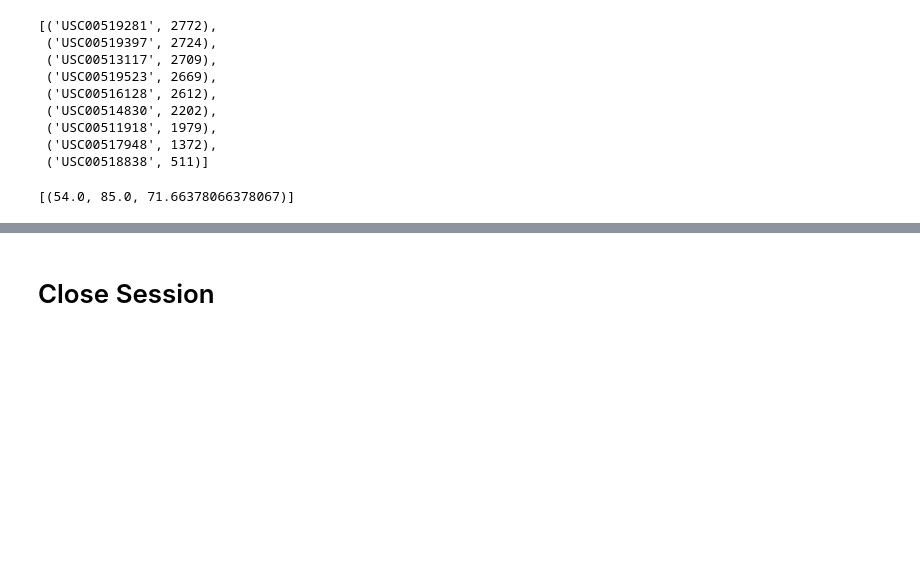
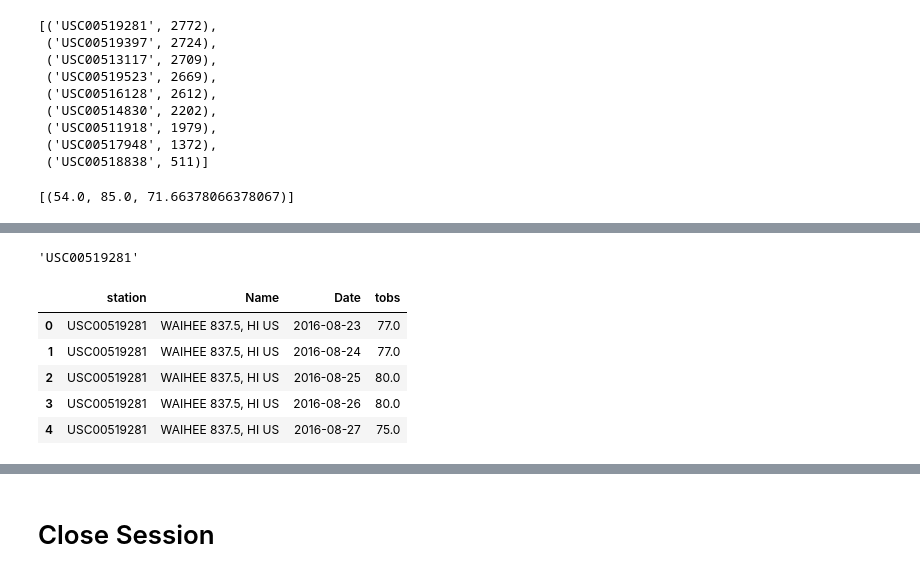
Before and after one commit to msi33/sqlalchemy-challenge, a Jupyter notebook: SurfsUp/climate_starter.ipynb, the cells around one changed output, grey strips where cells are left out. Cells and saved outputs as stored; diff of their text form; code cells hidden in the pictures; blank space fills up the shorter version.

```diff
--- a/SurfsUp/climate_starter.ipynb
+++ b/SurfsUp/climate_starter.ipynb
@@ -208,0 +180,5 @@ Text(0.5, 4.183333333333314, 'Temperature')
+# %%
+# identify the most station
+station_Measurment_join[0][0]
+# %% [output]
+'USC00519281'
@@ -208,0 +192,11 @@ Text(0.5, 4.183333333333314, 'Temperature')
+# %%
+tobs_overayear_df = pd.DataFrame(tobs_overayear)
+tobs_overayear_df = tobs_overayear_df.rename(columns={"station" : "station", "name" : "Name", "date" : "Date", "tobs" : "tobs"})
+tobs_overayear_df.head()
+# %% [output]
+|  | station | Name | Date | tobs |
+| 0 | USC00519281 | WAIHEE 837.5, HI US | 2016-08-23 | 77.0 |
+| 1 | USC00519281 | WAIHEE 837.5, HI US | 2016-08-24 | 77.0 |
+| 2 | USC00519281 | WAIHEE 837.5, HI US | 2016-08-25 | 80.0 |
+| 3 | USC00519281 | WAIHEE 837.5, HI US | 2016-08-26 | 80.0 |
+| 4 | USC00519281 | WAIHEE 837.5, HI US | 2016-08-27 | 75.0 |
```
Also changed, not shown: parts of 17 cells of this notebook, 4 other files.
